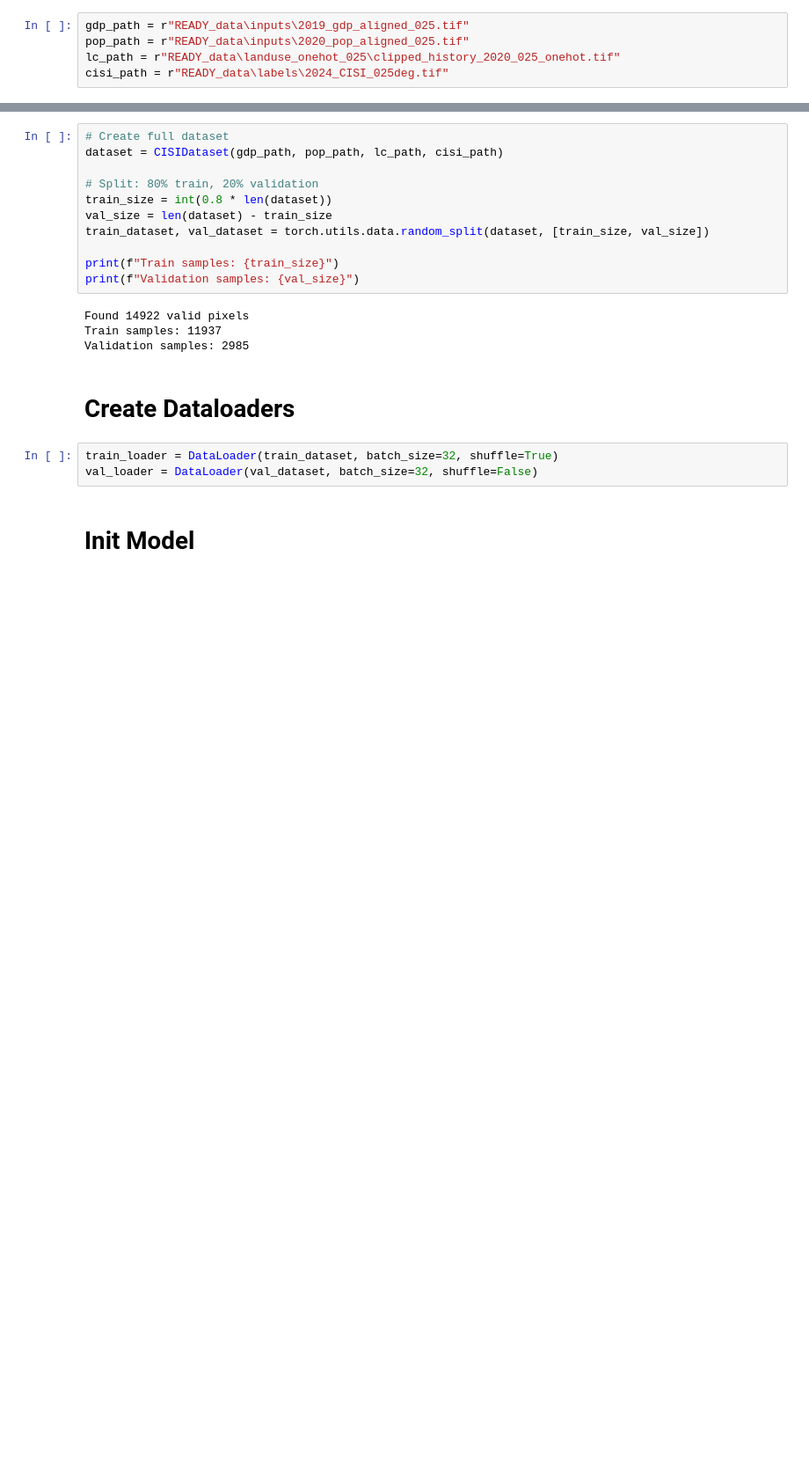
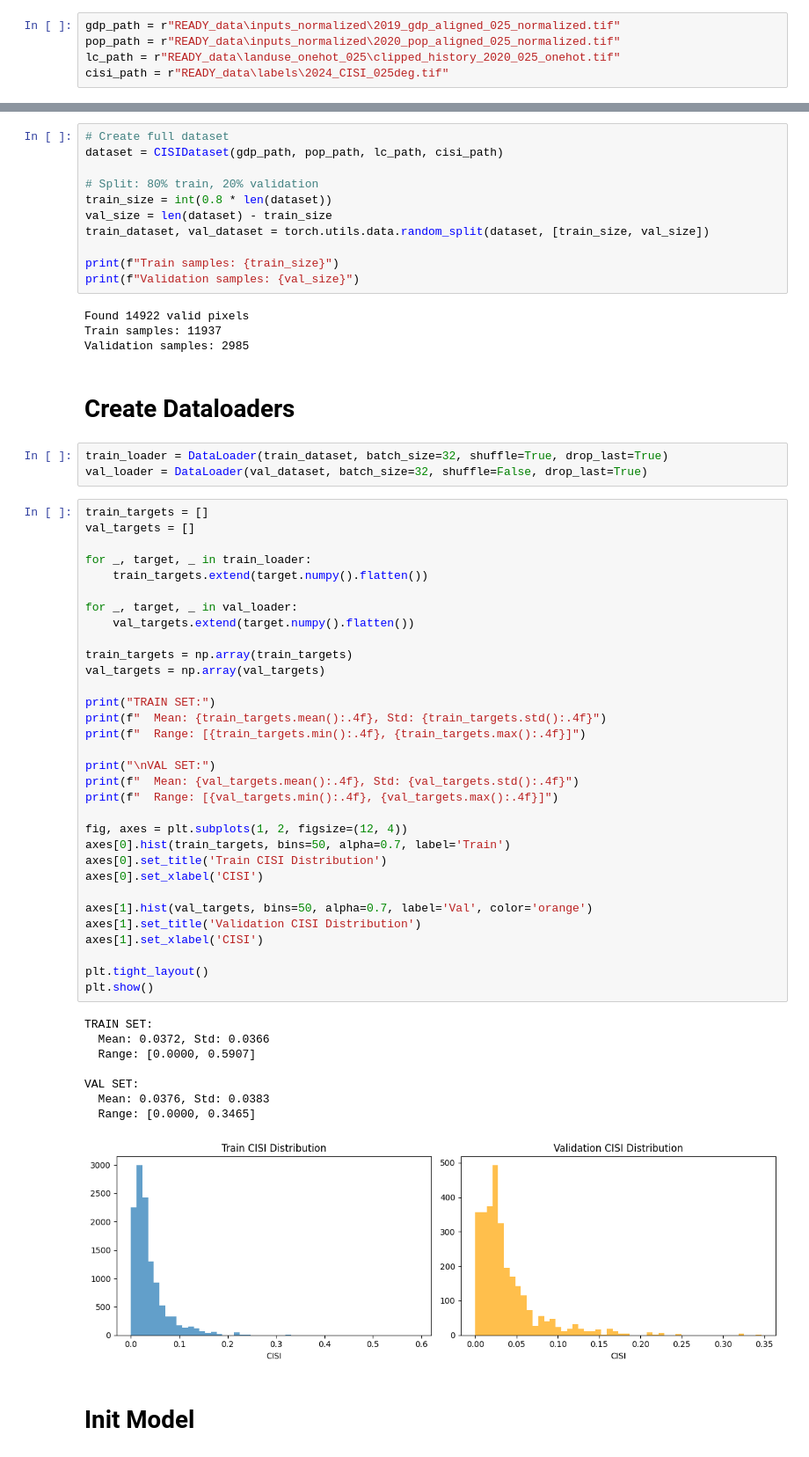
Before and after one commit to Messanella/Thesis_code, a Jupyter notebook: CNN_model_2026.ipynb, the cells around one changed output, grey strips where cells are left out. Shown at 88% size. Cells and saved outputs as stored; diff of their text form; blank space fills up the shorter version.

```diff
--- a/CNN_model_2026.ipynb
+++ b/CNN_model_2026.ipynb
@@ -202,6 +296,6 @@ def training(
 # %%
-gdp_path = r"READY_data\inputs\2019_gdp_aligned_025.tif"
-pop_path = r"READY_data\inputs\2020_pop_aligned_025.tif"
+gdp_path = r"READY_data\inputs_normalized\2019_gdp_aligned_025_normalized.tif"
+pop_path = r"READY_data\inputs_normalized\2020_pop_aligned_025_normalized.tif"
 lc_path = r"READY_data\landuse_onehot_025\clipped_history_2020_025_onehot.tif"
 cisi_path = r"READY_data\labels\2024_CISI_025deg.tif"
 # %% [markdown]
@@ -224,8 +318,49 @@ Validation samples: 2985
 # %% [markdown]
 # Create Dataloaders
 # %%
-train_loader = DataLoader(train_dataset, batch_size=32, shuffle=True)
-val_loader = DataLoader(val_dataset, batch_size=32, shuffle=False)
+train_loader = DataLoader(train_dataset, batch_size=32, shuffle=True, drop_last=True)
+val_loader = DataLoader(val_dataset, batch_size=32, shuffle=False, drop_last=True)
+# %%
+train_targets = []
+val_targets = []
+
+for _, target, _ in train_loader:
+    train_targets.extend(target.numpy().flatten())
+
+for _, target, _ in val_loader:
+    val_targets.extend(target.numpy().flatten())
+
+train_targets = np.array(train_targets)
+val_targets = np.array(val_targets)
+
+print("TRAIN SET:")
+print(f"  Mean: {train_targets.mean():.4f}, Std: {train_targets.std():.4f}")
+print(f"  Range: [{train_targets.min():.4f}, {train_targets.max():.4f}]")
+
+print("\nVAL SET:")
+print(f"  Mean: {val_targets.mean():.4f}, Std: {val_targets.std():.4f}")
+print(f"  Range: [{val_targets.min():.4f}, {val_targets.max():.4f}]")
+
+fig, axes = plt.subplots(1, 2, figsize=(12, 4))
+axes[0].hist(train_targets, bins=50, alpha=0.7, label='Train')
+axes[0].set_title('Train CISI Distribution')
+axes[0].set_xlabel('CISI')
+
+axes[1].hist(val_targets, bins=50, alpha=0.7, label='Val', color='orange')
+axes[1].set_title('Validation CISI Distribution')
+axes[1].set_xlabel('CISI')
+
+plt.tight_layout()
+plt.show()
+# %% [output]
+TRAIN SET:
+  Mean: 0.0372, Std: 0.0366
+  Range: [0.0000, 0.5907]
+
+VAL SET:
+  Mean: 0.0376, Std: 0.0383
+  Range: [0.0000, 0.3465]
+[figure, added]
 # %% [markdown]
 # Init Model
 # %%
```
Also changed, not shown: parts of 31 cells of this notebook, 3 other files.
